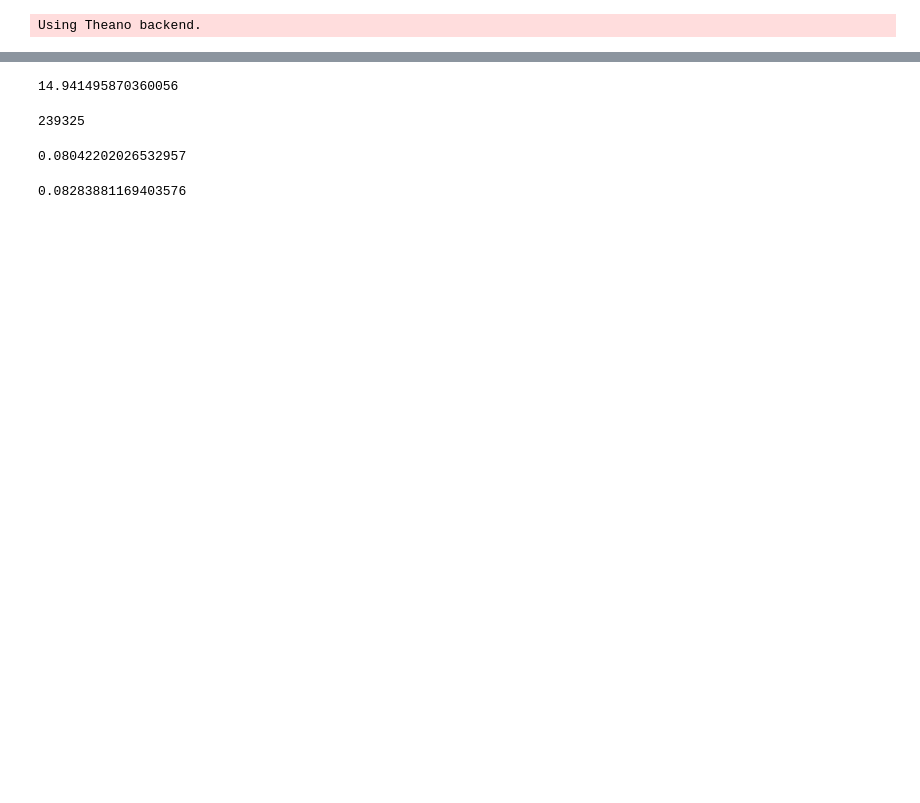
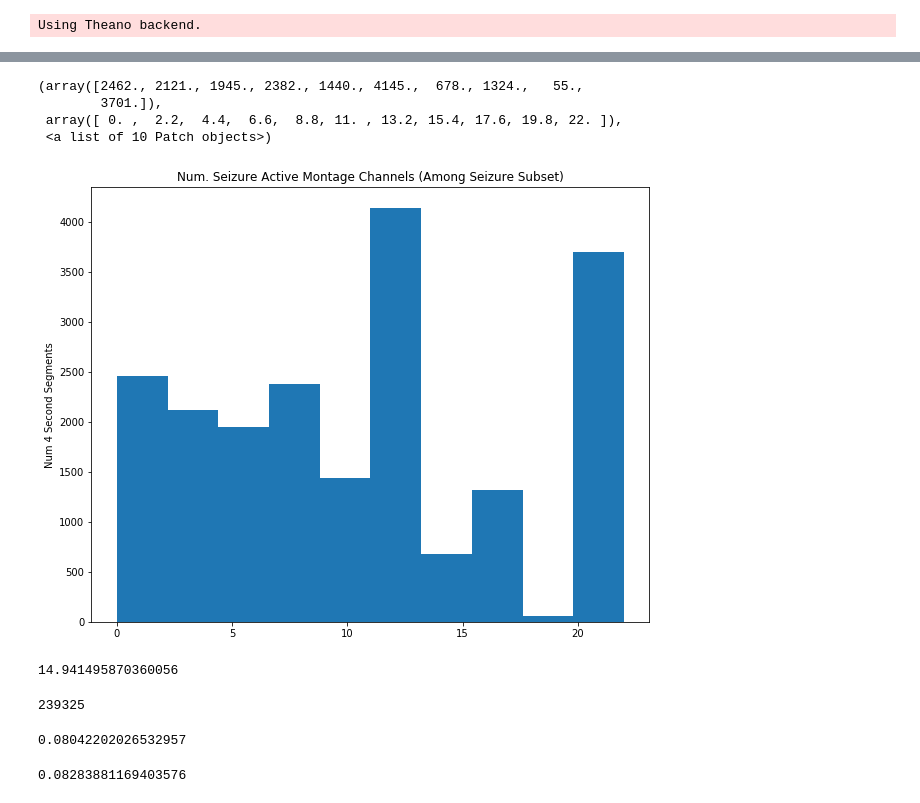
Before and after one commit to Saqibm128/eeg-tasks, a Jupyter notebook: notebooks/Data Analysis.ipynb, the cells around one changed output, grey strips where cells are left out. Cells and saved outputs as stored; diff of their text form; code cells hidden in the pictures; blank space fills up the shorter version.

```diff
--- a/notebooks/Data Analysis.ipynb
+++ b/notebooks/Data Analysis.ipynb
@@ -43,3 +133,14 @@ train_subtype_labels = [datum[1][2] for datum in train_edss]
+# %%
+plt.figure(figsize=(10,8))
+plt.title("Num. Seizure Active Montage Channels (Among Seizure Subset)")
+plt.ylabel("Num 4 Second Segments")
+plt.hist(seizure_montages.sum(axis=1))
+# %% [output]
+(array([2462., 2121., 1945., 2382., 1440., 4145.,  678., 1324.,   55.,
+        3701.]),
+ array([ 0. ,  2.2,  4.4,  6.6,  8.8, 11. , 13.2, 15.4, 17.6, 19.8, 22. ]),
+ <a list of 10 Patch objects>)
+[figure, added]
 # %%
 train_edss[0][0].std()
 # %% [output]
```
Also changed, not shown: parts of 39 cells of this notebook, 8 other files.
